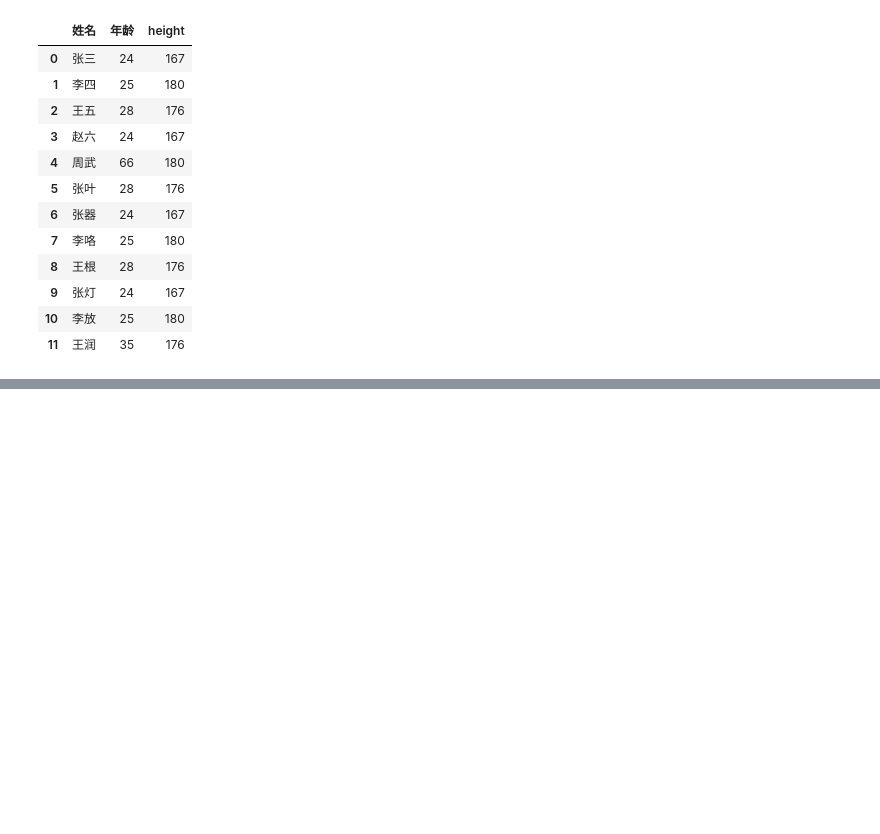
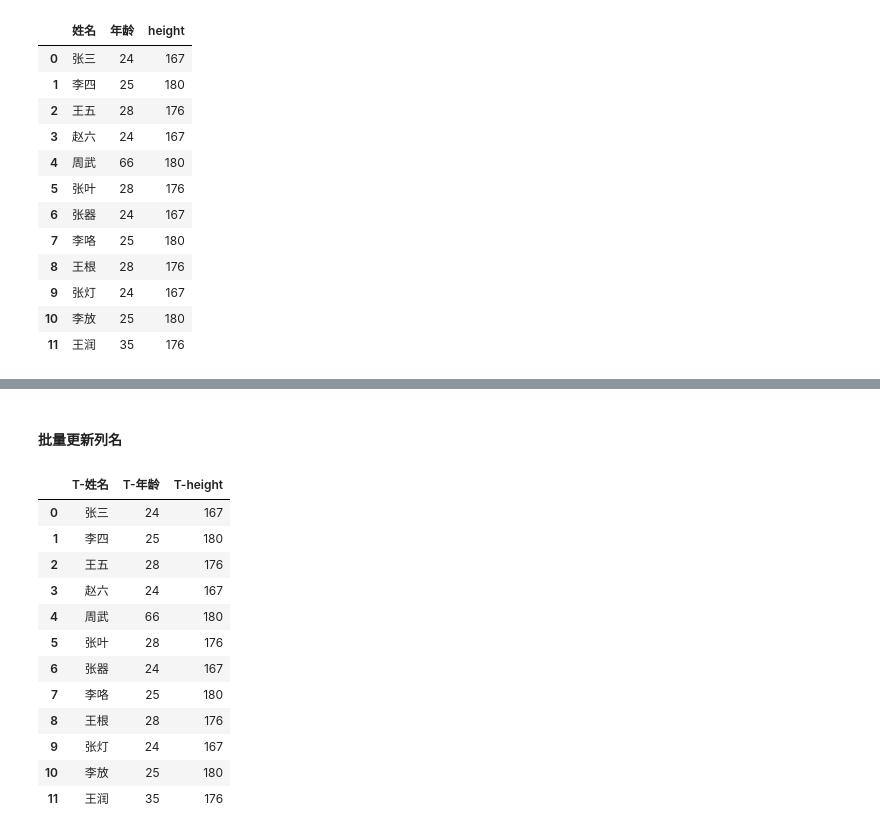
Before and after one commit to rongqi1108/python_codes, a Jupyter notebook: get-start/pandas常用函数.ipynb, the cells around one changed output, grey strips where cells are left out. Drawn from its saved outputs; the diff is of its cells as text; code cells hidden in the pictures; blank space fills up the shorter version.

```diff
--- a/get-start/pandas常用函数.ipynb
+++ b/get-start/pandas常用函数.ipynb
@@ -215,0 +243,19 @@ df
+# %% [markdown]
+#### 批量更新列名
+# %%
+df2 = df.rename(columns = lambda x : 'T-' + x)
+df2
+# %% [output]
+|  | T-姓名 | T-年龄 | T-height |
+| 0 | 张三 | 24 | 167 |
+| 1 | 李四 | 25 | 180 |
+| 2 | 王五 | 28 | 176 |
+| 3 | 赵六 | 24 | 167 |
+| 4 | 周武 | 66 | 180 |
+| 5 | 张叶 | 28 | 176 |
+| 6 | 张器 | 24 | 167 |
+| 7 | 李咯 | 25 | 180 |
+| 8 | 王根 | 28 | 176 |
+| 9 | 张灯 | 24 | 167 |
+| 10 | 李放 | 25 | 180 |
+| 11 | 王润 | 35 | 176 |
```
Also changed, not shown: parts of 10 cells of this notebook.
